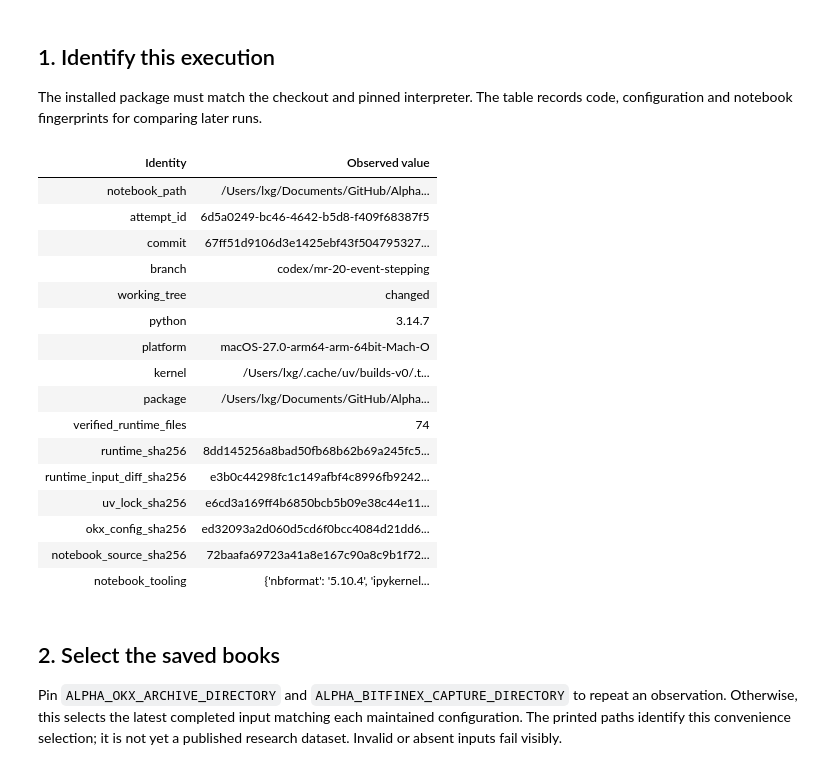
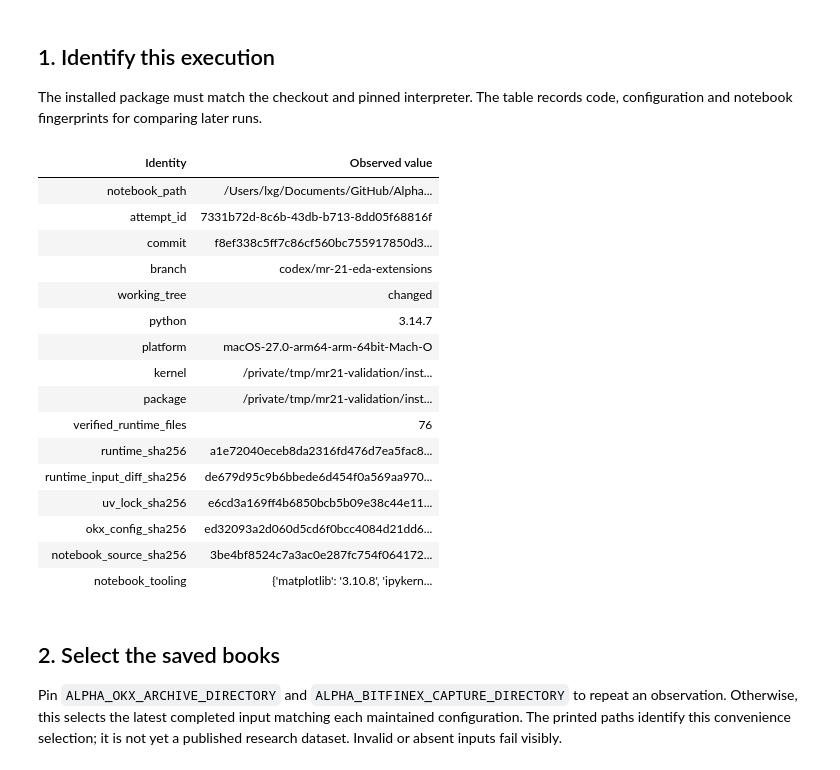
Before and after one commit to lixuanguang/alpha-research-lab-private, a Jupyter notebook: examples/research-foundations.ipynb, the cells around one changed output. Saved outputs shown, nothing was run; the diff lists cells and outputs as text; code cells hidden in the pictures.

Commit message:
Implement MR 21 configured EDA and extension evidence

```diff
--- a/examples/research-foundations.ipynb
+++ b/examples/research-foundations.ipynb
@@ -98,6 +98,14 @@ runtime_files = sorted(
     if path.is_file() and path.suffix in {".py", ".json", ".typed"}
 )
 assert runtime_files
+installed_runtime_paths = {
+    path.relative_to(installed)
+    for path in installed.rglob("*")
+    if path.is_file() and path.suffix in {".py", ".json", ".typed"}
+}
+assert installed_runtime_paths == {path.relative_to(source_root) for path in runtime_files}, (
+    "Installed runtime contains missing or extra files; use a clean candidate environment."
+)
 runtime_digest = hashlib.sha256()
 for source_file in runtime_files:
     relative = source_file.relative_to(source_root)
@@ -130,49 +138,49 @@ notebook_source = [
 notebook_digest = hashlib.sha256(
     json.dumps(notebook_source, ensure_ascii=False, separators=(",", ":")).encode()
 ).hexdigest()
 identity = {
     "notebook_path": str(notebook_path),
     "attempt_id": os.environ.get("ALPHA_RESEARCH_ATTEMPT_ID", "interactive: unsnapshotted"),
     "commit": commit,
     "branch": branch,
     "working_tree": "changed" if working_status else "clean",
     "python": platform.python_version(),
     "platform": platform.platform(),
     "kernel": sys.executable,
     "package": str(installed),
     "verified_runtime_files": len(runtime_files),
     "runtime_sha256": runtime_digest.hexdigest(),
     "runtime_input_diff_sha256": hashlib.sha256(candidate_diff).hexdigest(),
     "uv_lock_sha256": hashlib.sha256((root / "uv.lock").read_bytes()).hexdigest(),
     "okx_config_sha256": hashlib.sha256(
         (root / "configs/history/okx-btc-usdt.json").read_bytes()
     ).hexdigest(),
     "notebook_source_sha256": notebook_digest,
     "notebook_tooling": {
         item.metadata["Name"]: version(item.metadata["Name"])
         for item in distributions()
-        if item.metadata["Name"] in {"nbclient", "nbformat", "ipykernel"}
+        if item.metadata["Name"] in {"nbclient", "nbformat", "ipykernel", "matplotlib"}
     },
 }
 NotebookDisplay.show_table(("Identity", "Observed value"), list(identity.items()))
 # %% [output]
 | Identity | Observed value |
 | notebook_path | /Users/lxg/Documents/GitHub/Alpha... |
-| attempt_id | 6d5a0249-bc46-4642-b5d8-f409f68387f5 |
-| commit | 67ff51d9106d3e1425ebf43f504795327... |
-| branch | codex/mr-20-event-stepping |
+| attempt_id | 7331b72d-8c6b-43db-b713-8dd05f68816f |
+| commit | f8ef338c5ff7c86cf560bc755917850d3... |
+| branch | codex/mr-21-eda-extensions |
 | working_tree | changed |
 | python | 3.14.7 |
 | platform | macOS-27.0-arm64-arm-64bit-Mach-O |
-| kernel | /Users/lxg/.cache/uv/builds-v0/.t... |
-| package | /Users/lxg/Documents/GitHub/Alpha... |
-| verified_runtime_files | 74 |
-| runtime_sha256 | 8dd145256a8bad50fb68b62b69a245fc5... |
-| runtime_input_diff_sha256 | e3b0c44298fc1c149afbf4c8996fb9242... |
+| kernel | /private/tmp/mr21-validation/inst... |
+| package | /private/tmp/mr21-validation/inst... |
+| verified_runtime_files | 76 |
+| runtime_sha256 | a1e72040eceb8da2316fd476d7ea5fac8... |
+| runtime_input_diff_sha256 | de679d95c9b6bbede6d454f0a569aa970... |
 | uv_lock_sha256 | e6cd3a169ff4b6850bcb5b09e38c44e11... |
 | okx_config_sha256 | ed32093a2d060d5cd6f0bcc4084d21dd6... |
-| notebook_source_sha256 | 72baafa69723a41a8e167c90a8c9b1f72... |
-| notebook_tooling | {'nbformat': '5.10.4', 'ipykernel... |
+| notebook_source_sha256 | 3be4bf8524c7a3ac0e287fc754f064172... |
+| notebook_tooling | {'matplotlib': '3.10.8', 'ipykern... |
 # %% [markdown]
 ## 2. Select the saved books
 
```
Also changed, not shown: parts of 14 cells of this notebook, 11 other files.
